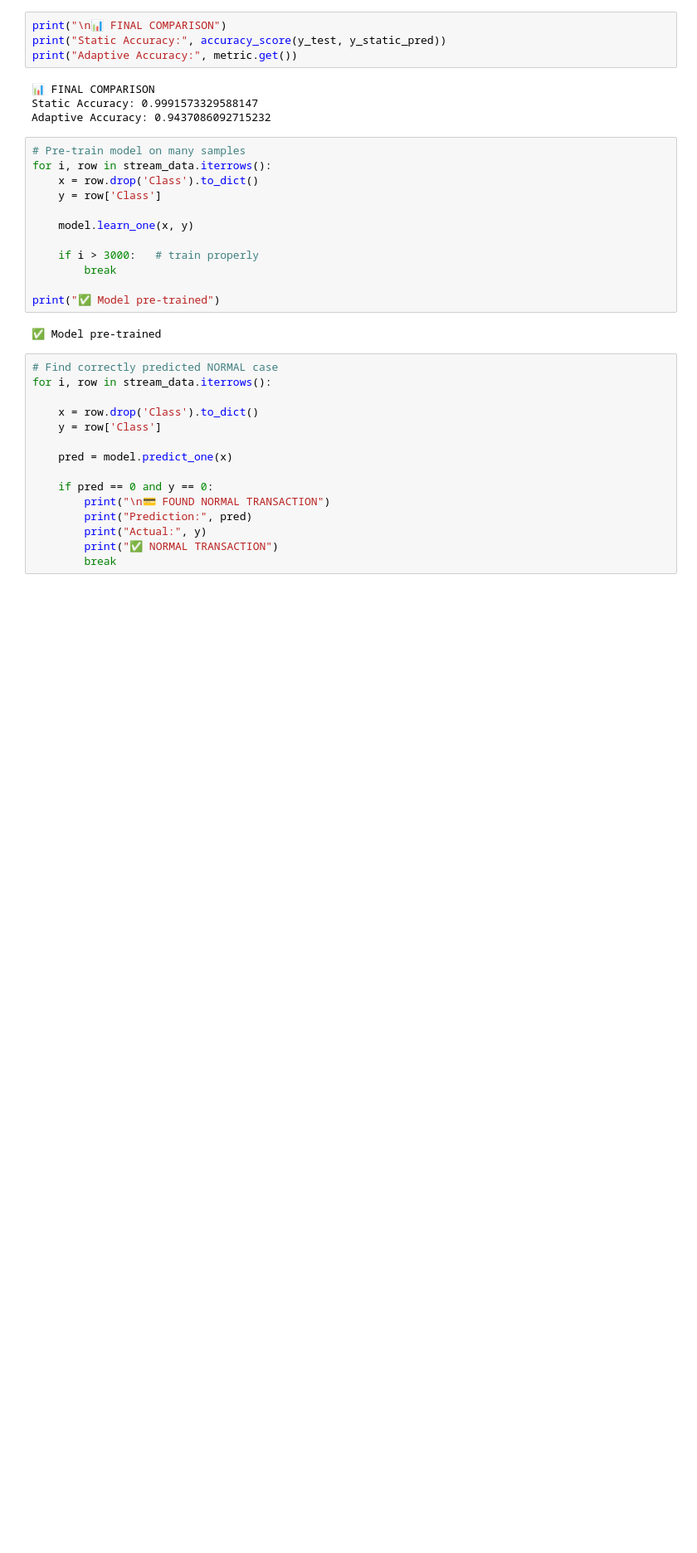
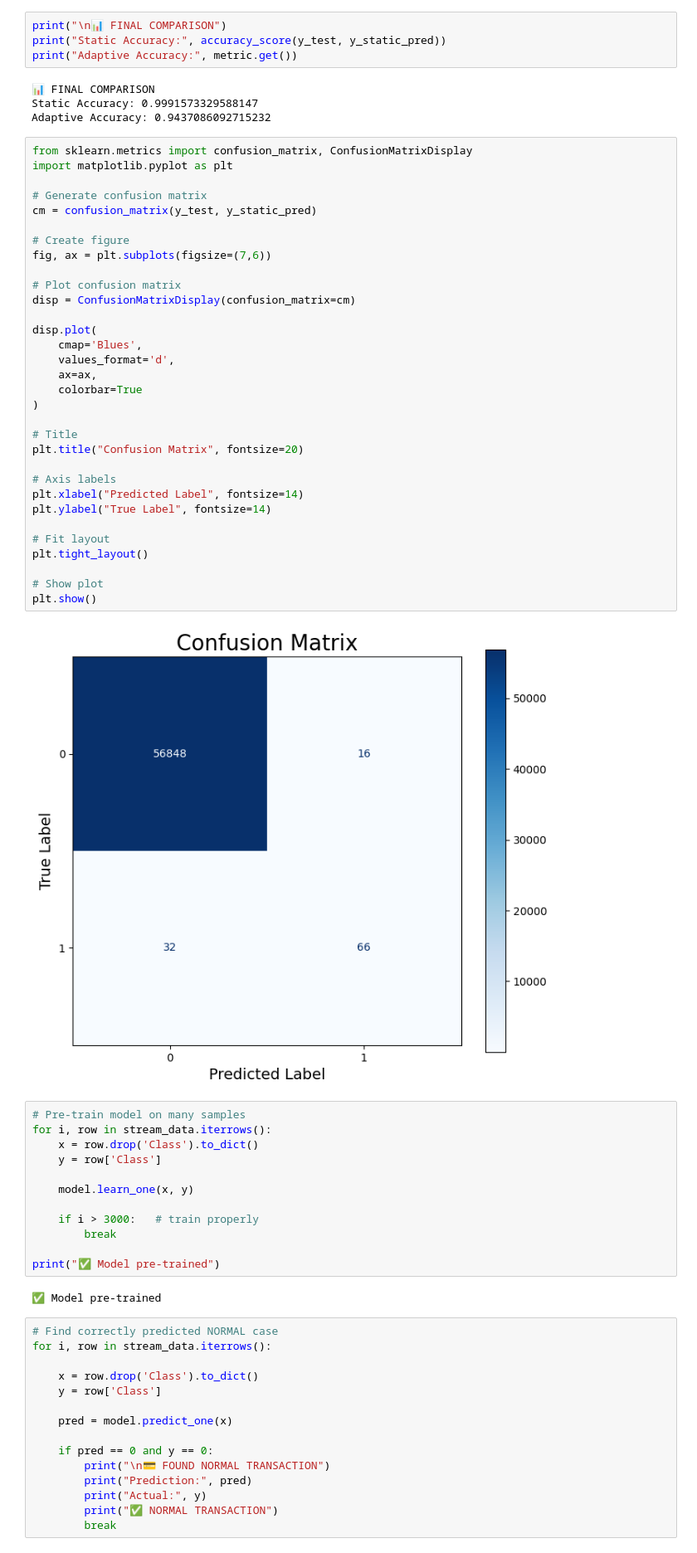
Before and after one commit to MISHTI100/credit_card_fraud_detection, a Jupyter notebook: Credit_Fraud_Detect.ipynb, the cells around one changed output. Shown at 83% size. Cells and saved outputs as stored; diff of their text form; blank space fills up the shorter version.

```diff
--- a/Credit_Fraud_Detect.ipynb
+++ b/Credit_Fraud_Detect.ipynb
@@ -205,6 +205,40 @@ print("Adaptive Accuracy:", metric.get())
 📊 FINAL COMPARISON
 Static Accuracy: 0.9991573329588147
 Adaptive Accuracy: 0.9437086092715232
+# %%
+from sklearn.metrics import confusion_matrix, ConfusionMatrixDisplay
+import matplotlib.pyplot as plt
+
+# Generate confusion matrix
+cm = confusion_matrix(y_test, y_static_pred)
+
+# Create figure
+fig, ax = plt.subplots(figsize=(7,6))
+
+# Plot confusion matrix
+disp = ConfusionMatrixDisplay(confusion_matrix=cm)
+
+disp.plot(
+    cmap='Blues',
+    values_format='d',
+    ax=ax,
+    colorbar=True
+)
+
+# Title
+plt.title("Confusion Matrix", fontsize=20)
+
+# Axis labels
+plt.xlabel("Predicted Label", fontsize=14)
+plt.ylabel("True Label", fontsize=14)
+
+# Fit layout
+plt.tight_layout()
+
+# Show plot
+plt.show()
+# %% [output]
+[figure, added]
 # %%
 # Pre-train model on many samples
 for i, row in stream_data.iterrows():
```
Also changed, not shown: parts of 3 cells of this notebook.
